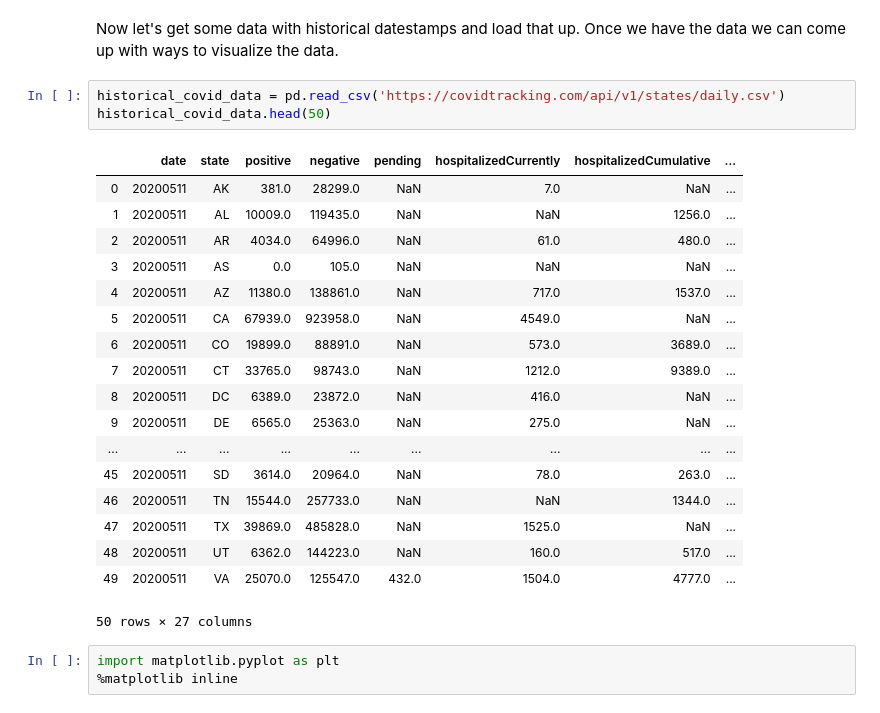
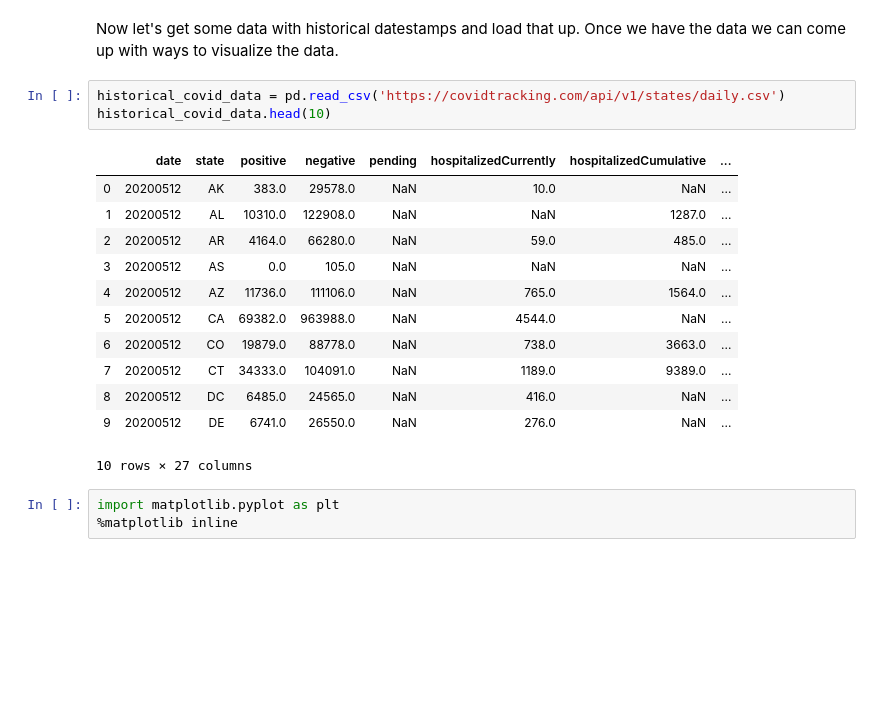
Before and after one commit to srinivasanprashant/Covid-19, a Jupyter notebook: covid-19-analysis.ipynb, the cells around one changed output. Cells and saved outputs as stored; diff of their text form; blank space fills up the shorter version.

```diff
--- a/covid-19-analysis.ipynb
+++ b/covid-19-analysis.ipynb
@@ -107,26 +107,20 @@ Total number of deaths in the US YTD?
 Now let's get some data with historical datestamps and load that up. Once we have the data we can come up with ways to visualize the data.
 # %%
 historical_covid_data = pd.read_csv('https://covidtracking.com/api/v1/states/daily.csv')
-historical_covid_data.head(50)
+historical_covid_data.head(10)
 # %% [output]
 |  | date | state | positive | negative | pending | hospitalizedCurrently | hospitalizedCumulative | ... |
-| 0 | 20200511 | AK | 381.0 | 28299.0 | NaN | 7.0 | NaN | ... |
-| 1 | 20200511 | AL | 10009.0 | 119435.0 | NaN | NaN | 1256.0 | ... |
-| 2 | 20200511 | AR | 4034.0 | 64996.0 | NaN | 61.0 | 480.0 | ... |
-| 3 | 20200511 | AS | 0.0 | 105.0 | NaN | NaN | NaN | ... |
-| 4 | 20200511 | AZ | 11380.0 | 138861.0 | NaN | 717.0 | 1537.0 | ... |
-| 5 | 20200511 | CA | 67939.0 | 923958.0 | NaN | 4549.0 | NaN | ... |
-| 6 | 20200511 | CO | 19899.0 | 88891.0 | NaN | 573.0 | 3689.0 | ... |
-| 7 | 20200511 | CT | 33765.0 | 98743.0 | NaN | 1212.0 | 9389.0 | ... |
-| 8 | 20200511 | DC | 6389.0 | 23872.0 | NaN | 416.0 | NaN | ... |
-| 9 | 20200511 | DE | 6565.0 | 25363.0 | NaN | 275.0 | NaN | ... |
-| ... | ... | ... | ... | ... | ... | ... | ... | ... |
-| 45 | 20200511 | SD | 3614.0 | 20964.0 | NaN | 78.0 | 263.0 | ... |
-| 46 | 20200511 | TN | 15544.0 | 257733.0 | NaN | NaN | 1344.0 | ... |
-| 47 | 20200511 | TX | 39869.0 | 485828.0 | NaN | 1525.0 | NaN | ... |
-| 48 | 20200511 | UT | 6362.0 | 144223.0 | NaN | 160.0 | 517.0 | ... |
-| 49 | 20200511 | VA | 25070.0 | 125547.0 | 432.0 | 1504.0 | 4777.0 | ... |
+| 0 | 20200512 | AK | 383.0 | 29578.0 | NaN | 10.0 | NaN | ... |
+| 1 | 20200512 | AL | 10310.0 | 122908.0 | NaN | NaN | 1287.0 | ... |
+| 2 | 20200512 | AR | 4164.0 | 66280.0 | NaN | 59.0 | 485.0 | ... |
+| 3 | 20200512 | AS | 0.0 | 105.0 | NaN | NaN | NaN | ... |
+| 4 | 20200512 | AZ | 11736.0 | 111106.0 | NaN | 765.0 | 1564.0 | ... |
+| 5 | 20200512 | CA | 69382.0 | 963988.0 | NaN | 4544.0 | NaN | ... |
+| 6 | 20200512 | CO | 19879.0 | 88778.0 | NaN | 738.0 | 3663.0 | ... |
+| 7 | 20200512 | CT | 34333.0 | 104091.0 | NaN | 1189.0 | 9389.0 | ... |
+| 8 | 20200512 | DC | 6485.0 | 24565.0 | NaN | 416.0 | NaN | ... |
+| 9 | 20200512 | DE | 6741.0 | 26550.0 | NaN | 276.0 | NaN | ... |
-50 rows × 27 columns
+10 rows × 27 columns
 # %%
 import matplotlib.pyplot as plt
 %matplotlib inline
```
Also changed, not shown: parts of 6 cells of this notebook.
